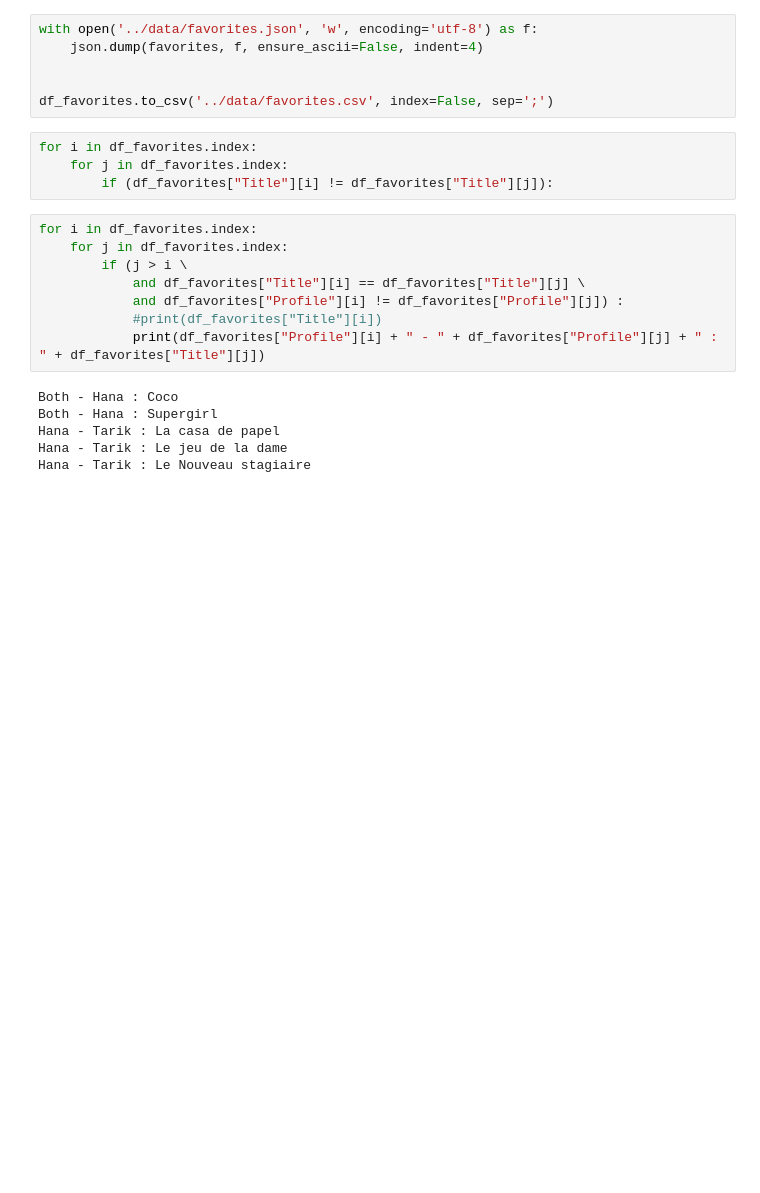
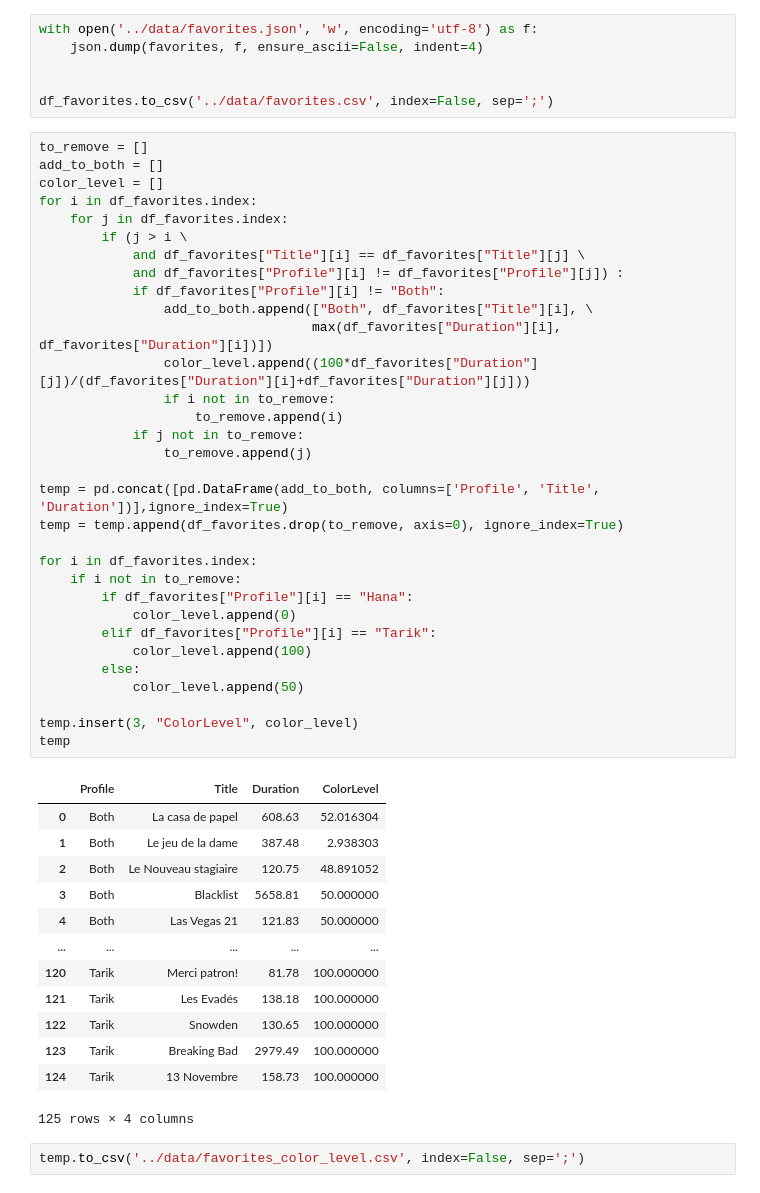
Before and after one commit to boumaza-sebia/dataviz-netflix, a Jupyter notebook: python/data.ipynb, the cells around one changed output. Cells and saved outputs as stored; diff of their text form; blank space fills up the shorter version.

Commit message:
correction erreur color

```diff
--- a/python/data.ipynb
+++ b/python/data.ipynb
@@ -396,21 +396,51 @@ with open('../data/favorites.json', 'w', encoding='utf-8') as f:
 
 
 df_favorites.to_csv('../data/favorites.csv', index=False, sep=';')
-# %%
-for i in df_favorites.index:
-    for j in df_favorites.index:
-        if (df_favorites["Title"][i] != df_favorites["Title"][j]):
-# %%
-for i in df_favorites.index:
-    for j in df_favorites.index:
-        if (j > i \
-            and df_favorites["Title"][i] == df_favorites["Title"][j] \
-            and df_favorites["Profile"][i] != df_favorites["Profile"][j]) :
-            #print(df_favorites["Title"][i])
-            print(df_favorites["Profile"][i] + " - " + df_favorites["Profile"][j] + " : " + df_favorites["Title"][j])
-# %% [output]
-Both - Hana : Coco
-Both - Hana : Supergirl
-Hana - Tarik : La casa de papel
-Hana - Tarik : Le jeu de la dame
-Hana - Tarik : Le Nouveau stagiaire
+# %%
+to_remove = []
+add_to_both = []
+color_level = []
+for i in df_favorites.index:
+    for j in df_favorites.index:
+        if (j > i \
+            and df_favorites["Title"][i] == df_favorites["Title"][j] \
+            and df_favorites["Profile"][i] != df_favorites["Profile"][j]) :
+            if df_favorites["Profile"][i] != "Both":
+                add_to_both.append(["Both", df_favorites["Title"][i], \
+                                   max(df_favorites["Duration"][i], df_favorites["Duration"][i])])
+                color_level.append((100*df_favorites["Duration"][j])/(df_favorites["Duration"][i]+df_favorites["Duration"][j]))
+                if i not in to_remove:
+                    to_remove.append(i)
+            if j not in to_remove:
+                to_remove.append(j)
+
+temp = pd.concat([pd.DataFrame(add_to_both, columns=['Profile', 'Title', 'Duration'])],ignore_index=True)
+temp = temp.append(df_favorites.drop(to_remove, axis=0), ignore_index=True)
+
+for i in df_favorites.index:
+    if i not in to_remove:
+        if df_favorites["Profile"][i] == "Hana":
+            color_level.append(0)
+        elif df_favorites["Profile"][i] == "Tarik":
+            color_level.append(100)
+        else:
+            color_level.append(50)
+
+temp.insert(3, "ColorLevel", color_level)
+temp
+# %% [output]
+|  | Profile | Title | Duration | ColorLevel |
+| 0 | Both | La casa de papel | 608.63 | 52.016304 |
+| 1 | Both | Le jeu de la dame | 387.48 | 2.938303 |
+| 2 | Both | Le Nouveau stagiaire | 120.75 | 48.891052 |
+| 3 | Both | Blacklist | 5658.81 | 50.000000 |
+| 4 | Both | Las Vegas 21 | 121.83 | 50.000000 |
+| ... | ... | ... | ... | ... |
+| 120 | Tarik | Merci patron! | 81.78 | 100.000000 |
+| 121 | Tarik | Les Evadés | 138.18 | 100.000000 |
+| 122 | Tarik | Snowden | 130.65 | 100.000000 |
+| 123 | Tarik | Breaking Bad | 2979.49 | 100.000000 |
+| 124 | Tarik | 13 Novembre | 158.73 | 100.000000 |
+125 rows × 4 columns
+# %%
+temp.to_csv('../data/favorites_color_level.csv', index=False, sep=';')
```
Also changed, not shown: parts of 1 cell of this notebook, 1 other file.
